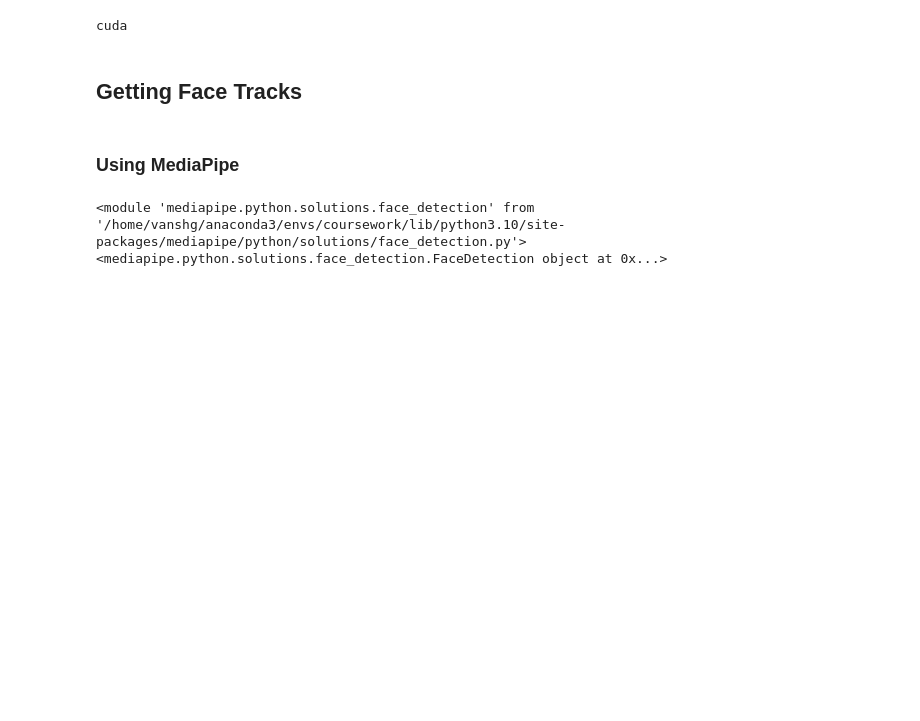
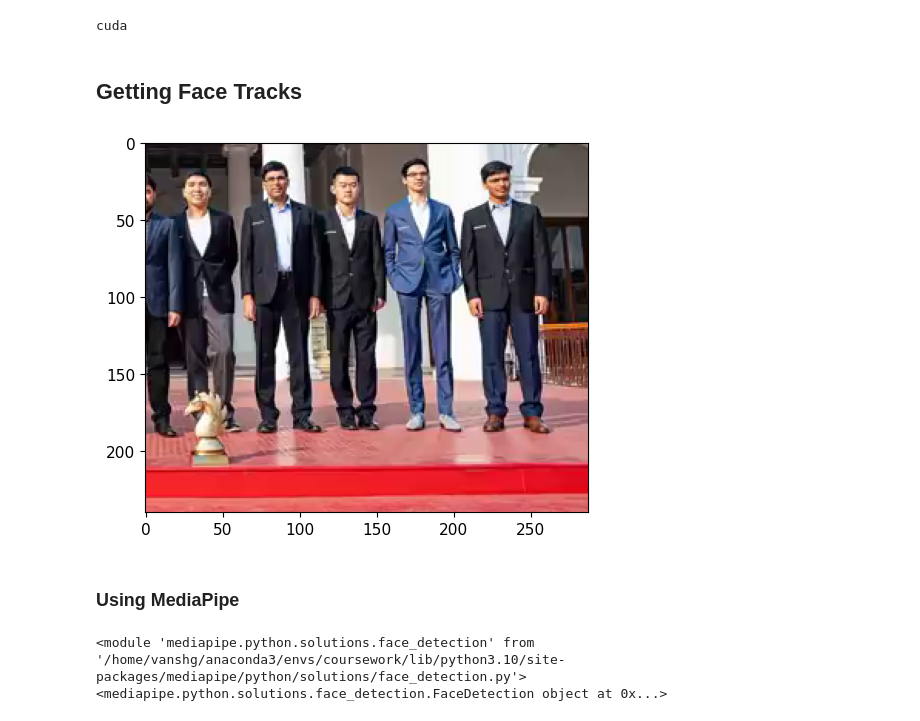
Before and after one commit to vanshg1729/auto_avsr, a Jupyter notebook: preprocess.ipynb, the cells around one changed output. Drawn from its saved outputs; the diff is of its cells as text; code cells hidden in the pictures; blank space fills up the shorter version.

```diff
--- a/preprocess.ipynb
+++ b/preprocess.ipynb
@@ -42,4 +58,9 @@ while len(frames) < 2000:
     frames.append(frame)
+# %%
+plt.imshow(frames[1990])
+plt.show()
+# %% [output]
+[figure, added]
 # %% [markdown]
 ### Using MediaPipe
 # %%
```
Also changed, not shown: parts of 12 cells of this notebook, 2 other files.
